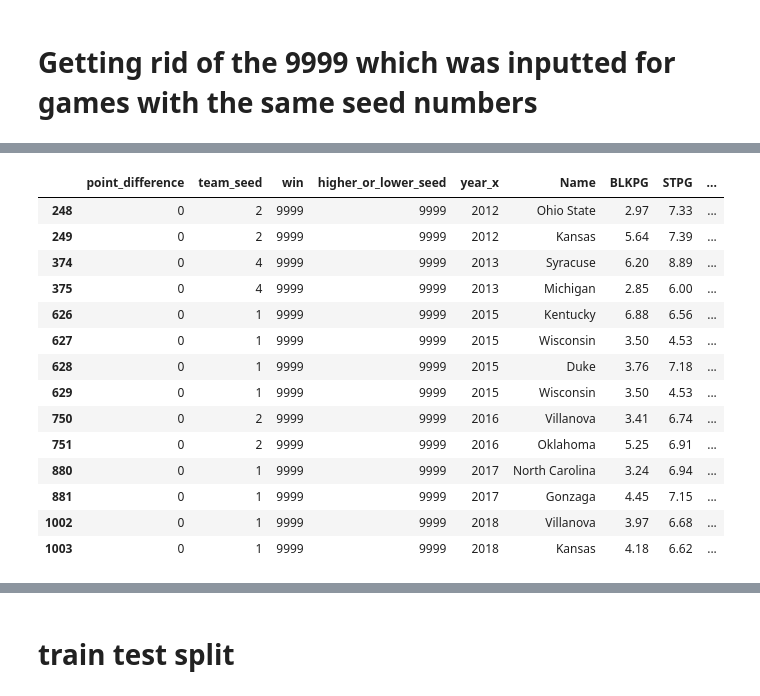
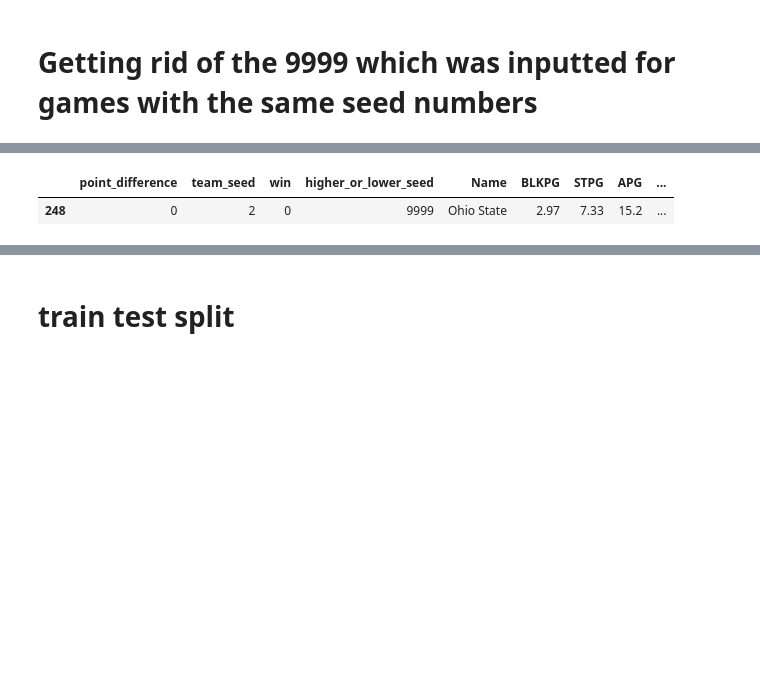
Before and after one commit to amazurek1/march_madness_predictions, a Jupyter notebook: Good_jupyter_notebooks/Modeling_data.ipynb, the cells around one changed output, grey strips where cells are left out. Saved outputs shown, nothing was run; the diff lists cells and outputs as text; code cells hidden in the pictures; blank space fills up the shorter version.

```diff
--- a/Good_jupyter_notebooks/Modeling_data.ipynb
+++ b/Good_jupyter_notebooks/Modeling_data.ipynb
@@ -10,3 +10,5 @@ from sklearn.metrics import precision_score, recall_score, accuracy_score
 from sklearn import metrics
 # %%
 df = pd.read_csv('all_data_2011_2019.cvs', sep=',')
+# %%
+df = pd.read_csv('1993_2019_everything2.csv', sep=',')
@@ -13,6 +38,9 @@ df = pd.read_csv('all_data_2011_2019.cvs', sep=',')
 # %%
-df1=df.drop(['index','result','Unnamed: 0','Unnamed: 0.1','winner','name_x','year_y',
-        'names_for_merging_sr','index_everything', 'name_y','year_adv'], axis = 1)
+df1=df.drop(['Unnamed: 0', 'Unnamed: 0.1', 'Unnamed: 0.1.1', 'winner', 'name_x','name_y',
+        'result',  'index', 'year_x', 'Name', 'year_y',
+        'names_for_merging_sr', 'index_everything', 'name_y'], axis = 1)
+# %%
+df1=df1.drop(['Unnamed: 0.1.1.1'], axis = 1)
 # %%
 df1.columns
 # %% [output]
@@ -60,18 +118,5 @@ just_seeding
 # %%
-df1[(df1['higher_or_lower_seed']==9999)]
+df1[(df1['higher_or_lower_seed']==9999) & (df1['Name']=='Ohio State')]
 # %% [output]
-|  | point_difference | team_seed | win | higher_or_lower_seed | year_x | Name | BLKPG | STPG | ... |
-| 248 | 0 | 2 | 9999 | 9999 | 2012 | Ohio State | 2.97 | 7.33 | ... |
-| 249 | 0 | 2 | 9999 | 9999 | 2012 | Kansas | 5.64 | 7.39 | ... |
-| 374 | 0 | 4 | 9999 | 9999 | 2013 | Syracuse | 6.20 | 8.89 | ... |
-| 375 | 0 | 4 | 9999 | 9999 | 2013 | Michigan | 2.85 | 6.00 | ... |
-| 626 | 0 | 1 | 9999 | 9999 | 2015 | Kentucky | 6.88 | 6.56 | ... |
-| 627 | 0 | 1 | 9999 | 9999 | 2015 | Wisconsin | 3.50 | 4.53 | ... |
-| 628 | 0 | 1 | 9999 | 9999 | 2015 | Duke | 3.76 | 7.18 | ... |
-| 629 | 0 | 1 | 9999 | 9999 | 2015 | Wisconsin | 3.50 | 4.53 | ... |
-| 750 | 0 | 2 | 9999 | 9999 | 2016 | Villanova | 3.41 | 6.74 | ... |
-| 751 | 0 | 2 | 9999 | 9999 | 2016 | Oklahoma | 5.25 | 6.91 | ... |
-| 880 | 0 | 1 | 9999 | 9999 | 2017 | North Carolina | 3.24 | 6.94 | ... |
-| 881 | 0 | 1 | 9999 | 9999 | 2017 | Gonzaga | 4.45 | 7.15 | ... |
-| 1002 | 0 | 1 | 9999 | 9999 | 2018 | Villanova | 3.97 | 6.68 | ... |
-| 1003 | 0 | 1 | 9999 | 9999 | 2018 | Kansas | 4.18 | 6.62 | ... |
+|  | point_difference | team_seed | win | higher_or_lower_seed | Name | BLKPG | STPG | APG | ... |
+| 248 | 0 | 2 | 0 | 9999 | Ohio State | 2.97 | 7.33 | 15.2 | ... |
```
Also changed, not shown: parts of 38 cells of this notebook, 14 other files.
